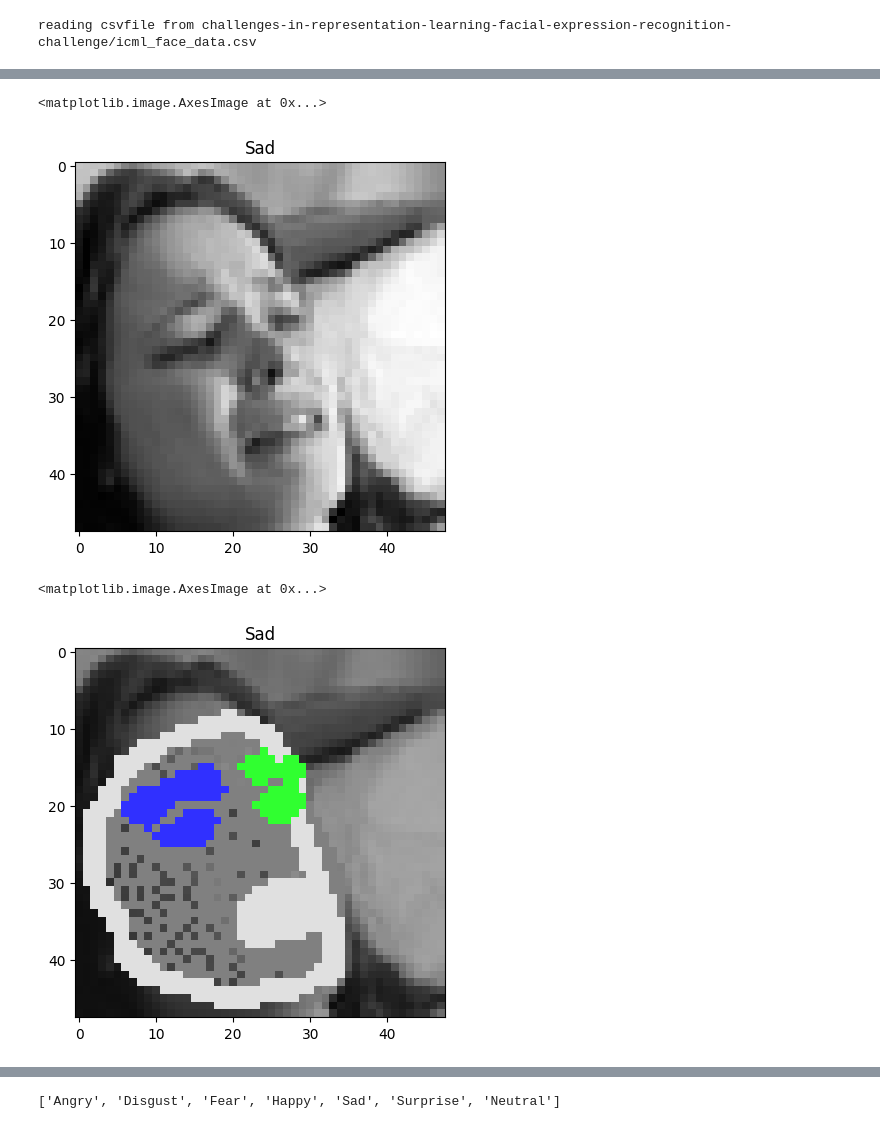
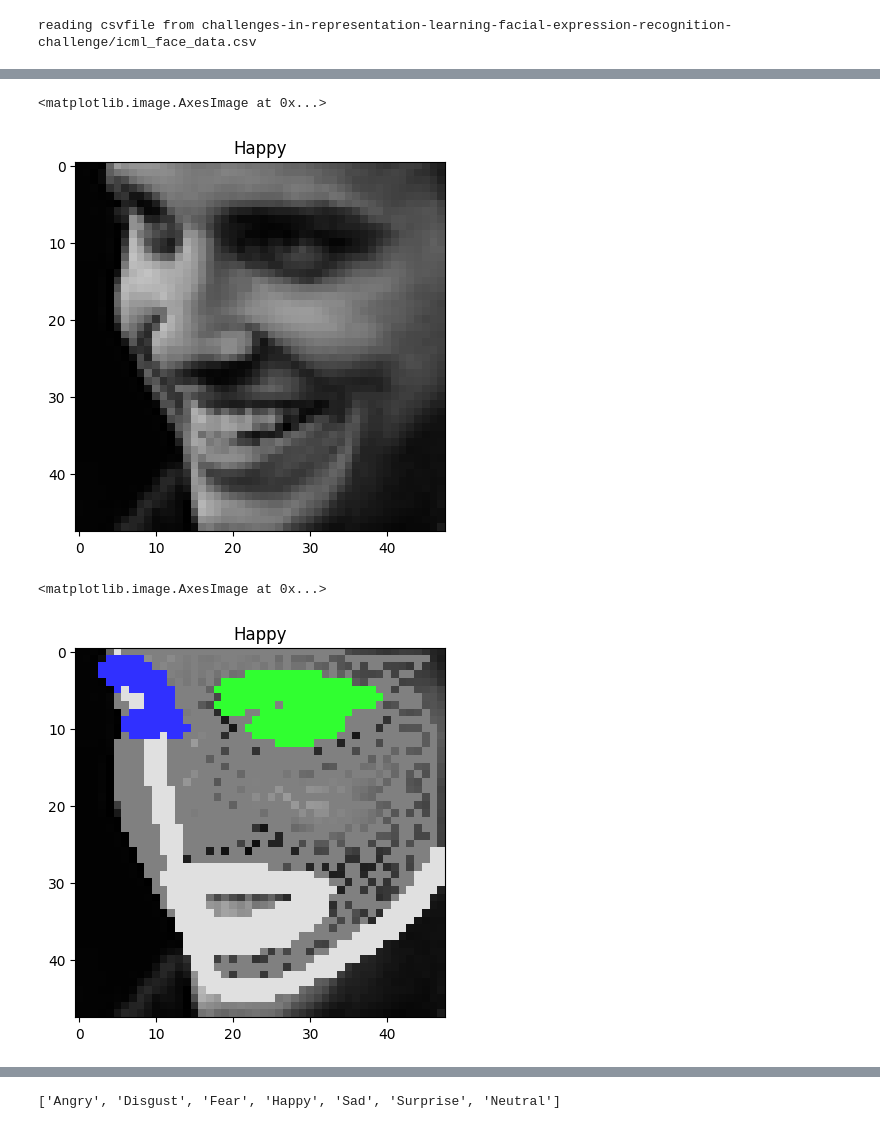
Before and after one commit to northnpk/FaceMeshEmotions, a Jupyter notebook: FERplusExplore.ipynb, the cells around one changed output, grey strips where cells are left out. Cells and saved outputs as stored; diff of their text form; code cells hidden in the pictures.

```diff
--- a/FERplusExplore.ipynb
+++ b/FERplusExplore.ipynb
@@ -17,8 +17,8 @@ reading csvfile from challenges-in-representation-learning-facial-expression-rec
 #                      drawlandmarks=True,
 #                      with_img=True)
 
-result = data.get_df(mode='GNN',
+result = data.get_df(mode='ANN',
                      drawlandmarks=True,
-                     with_img=True)
+                     with_img=True, rotate=False, repos=False)
 # %% [output]
 Generate df with config
@@ -66,14 +67,14 @@ FERclassName = [
     'Angry', 'Disgust', 'Fear', 'Happy', 'Sad', 'Surprise', 'Neutral'
 ]
 # %%
-sample = result.iloc[60]
+sample = result.iloc[4]
 label = FERclassName[sample['target']]
 img = sample['img']
 plt.title(label)
 plt.imshow(img, cmap='gray')
 # %% [output]
 <matplotlib.image.AxesImage at 0x...>
-[figure, old version]
+[figure, new version]
 # %%
 mesh_img = sample['draw_img']
 # %%
@@ -81,7 +82,7 @@ plt.title(label)
 plt.imshow(mesh_img)
 # %% [output]
 <matplotlib.image.AxesImage at 0x...>
-[figure, old version]
+[figure, new version]
 # %%
 mesh = sample['feature']
 # %%
```
Also changed, not shown: parts of 8 cells of this notebook, 4 other files.
